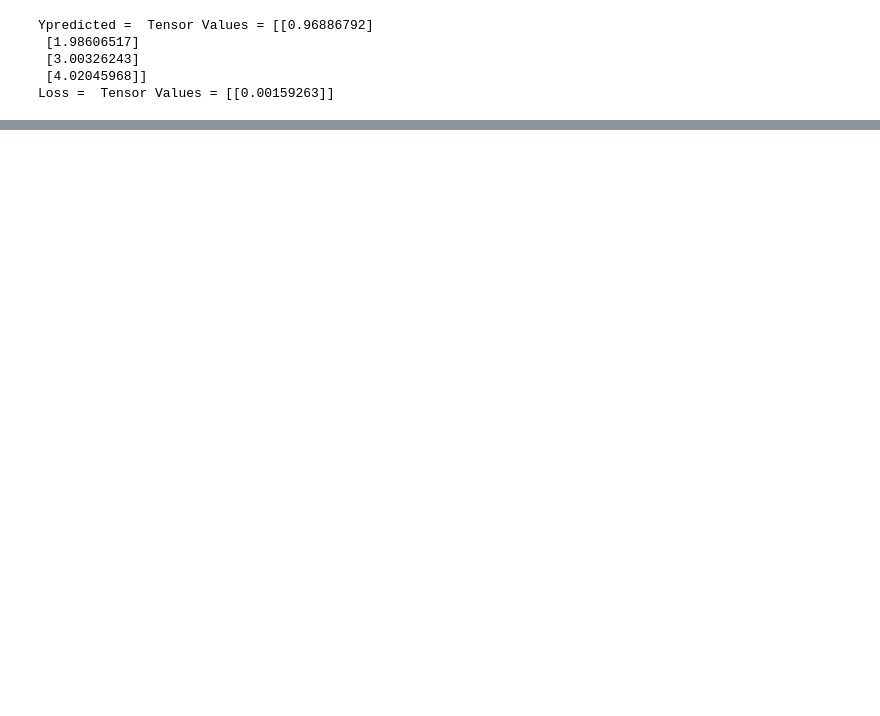
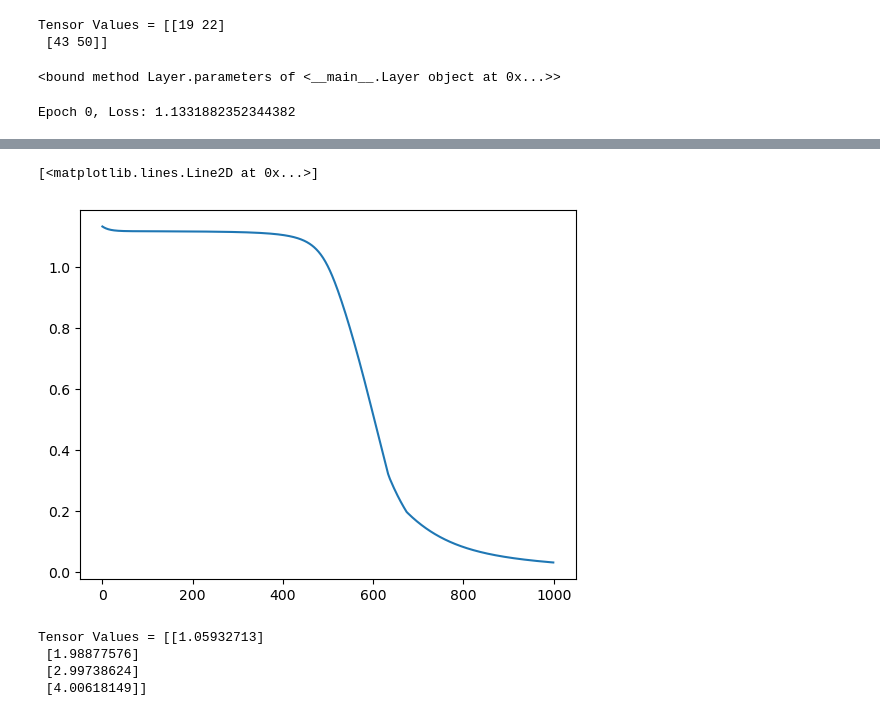
Before and after one commit to Pawan-Adhikari/TorchfromScratch-Maths, a Jupyter notebook: Tensor-MLP-FCN/MLP.ipynb, the cells around one changed output, grey strips where cells are left out. Cells and saved outputs as stored; diff of their text form; code cells hidden in the pictures; blank space fills up the shorter version.

```diff
--- a/Tensor-MLP-FCN/MLP.ipynb
+++ b/Tensor-MLP-FCN/MLP.ipynb
@@ -225,3 +229,14 @@ class tensor:
+# %%
+a = [[1,2],[3,4]]
+b = [[5,6],[7,8]]
+
+c = np.array(a) @ tensor(b)
+c
+#a = tensor(a)
+#a
+# %% [output]
+Tensor Values = [[19 22]
+ [43 50]]
 # %%
 class Layer:
     def __init__(self, in_features, out_features): #Naming inspired by torch :)
@@ -243,37 +257,42 @@ class Layer:
+# %%
+l = Layer(4,1)
+l.parameters
+# %% [output]
+<bound method Layer.parameters of <__main__.Layer object at 0x...>>
 # %%
 class FCN:
     def __init__(self, input_features, output_features_list):
         sizes = [input_features] + output_features_list
         self.layers = [Layer(sizes[i], sizes[i+1]) for i in range(len(sizes)-1)]
-        self.parameters = [layer.parameters for layer in self.layers]
+
     def __call__(self, X):
-        for layer in self.layers:
+        for i, layer in enumerate(self.layers):
             X = layer(X)
-            #print("X before ReLU: ", X)
-            #X = X.ReLU()
-            #print("X after ReLU: ", X)
+            # ReLU only for hidden layers
+            if i < len(self.layers) - 1:
+                X = X.ReLU()
         return X
+
     def zero_grad(self):
         for layer in self.layers:
             layer.zero_grad()
 
-    def forward(self, Y):
-        for parameter in list(itertools.chain.from_iterable(self.parameters)):
-            parameter += -0.1 * parameter.grad
-
-    def fit(self, X, Y, epochs):
-        for _ in range(epochs):
+    def fit(self, X, Y, epochs, lr):
+        TrainLoss = []
+        for epoch in range(epochs):
             self.zero_grad()
             Ypredicted = self(X)
-            Loss = ((Ypredicted - Y)**2).sum()
+            Loss = ((Ypredicted - Y)**2).mean()
             Loss.backward()
+
             for layer in self.layers:
-                layer.weights += (-0.0001 * layer.weights.grad)
-                layer.bias += (-0.0001 * layer.bias.grad)
-            #print("-----------------------")
-        print("Ypredicted = ", Ypredicted)
-        print("Loss = ", Loss)
-        return Loss
+                layer.weights = layer.weights + (-lr * layer.weights.grad)
+                layer.bias = layer.bias + (-lr * layer.bias.grad)
+
+            if epoch % 100 == 0:
+                print(f"Epoch {epoch}, Loss: {np.sqrt(Loss.matrix.item())}")
+            TrainLoss.append((epoch, np.sqrt(Loss.matrix.item())))
+        return TrainLoss
 # %%
 input_features = 3
 output_features_list = [4, 5, 6, 1]
@@ -291,10 +310,8 @@ Y = np.array([[1.0], [2.0], [3.0], [4.0]], dtype=float)
 #4x5 . 5x6 = 4x6
 #4x6 . 6x1 = 4x1
 
-nn.fit(X, Y, 500)
+lossTuple = nn.fit(X, Y, 1000, 0.01)
+x_coords, y_coords = zip(*lossTuple)
+plt.plot(x_coords, y_coords)
 # %% [output]
-Ypredicted =  Tensor Values = [[0.96886792]
- [1.98606517]
- [3.00326243]
- [4.02045968]]
-Loss =  Tensor Values = [[0.00159263]]
+Epoch 0, Loss: 1.1331882352344382
@@ -301,0 +327,9 @@ Tensor Values = [[0.00159263]]
+[<matplotlib.lines.Line2D at 0x...>]
+[figure, added]
+# %%
+nn(X)
+# %% [output]
+Tensor Values = [[1.05932713]
+ [1.98877576]
+ [2.99738624]
+ [4.00618149]]
```
Also changed, not shown: parts of 9 cells of this notebook, 1 other file.
